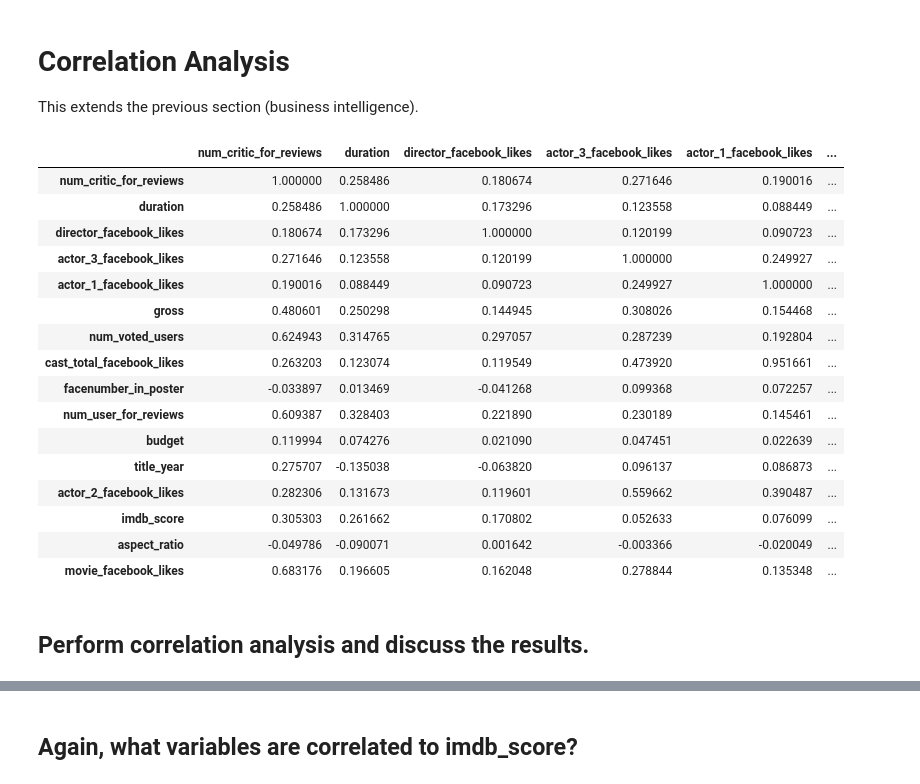
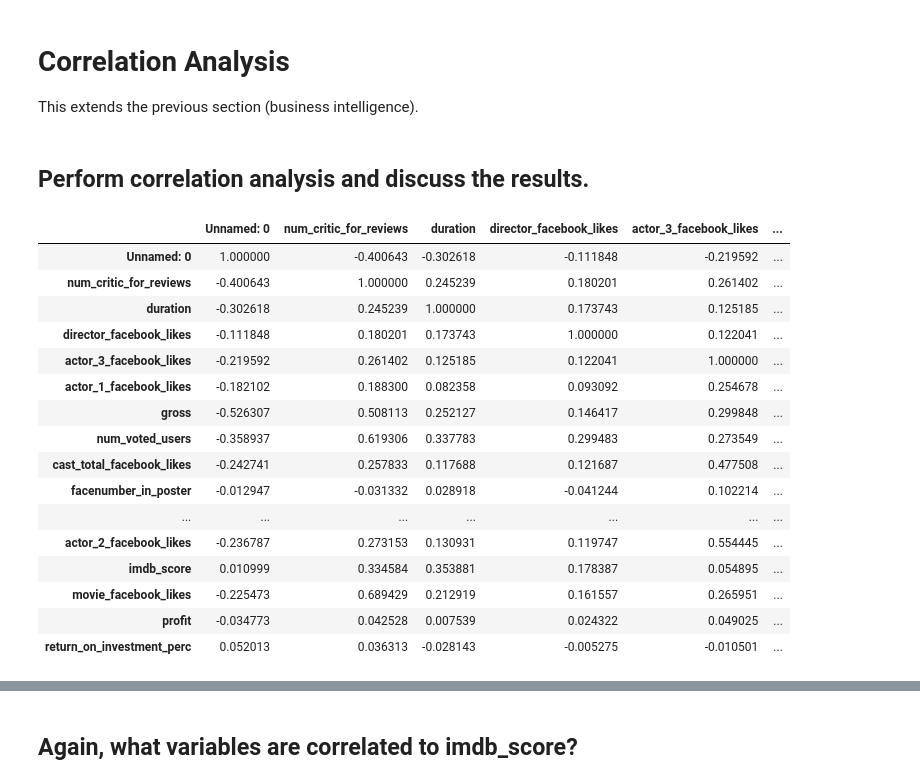
Before and after one commit to Ogre86/665Final, a Jupyter notebook: Patterson_J_Final_Project_s.ipynb, the cells around one changed output, grey strips where cells are left out. Saved outputs shown, nothing was run; the diff lists cells and outputs as text; code cells hidden in the pictures.

```diff
--- a/Patterson_J_Final_Project_s.ipynb
+++ b/Patterson_J_Final_Project_s.ipynb
@@ -192,25 +432,25 @@ You can find some sample business questions and analysis from:
 # %% [markdown]
 # Correlation Analysis
 This extends the previous section (business intelligence).
-# %%
-df.corr()
-# %% [output]
-|  | num_critic_for_reviews | duration | director_facebook_likes | actor_3_facebook_likes | actor_1_facebook_likes | ... |
-| num_critic_for_reviews | 1.000000 | 0.258486 | 0.180674 | 0.271646 | 0.190016 | ... |
-| duration | 0.258486 | 1.000000 | 0.173296 | 0.123558 | 0.088449 | ... |
-| director_facebook_likes | 0.180674 | 0.173296 | 1.000000 | 0.120199 | 0.090723 | ... |
-| actor_3_facebook_likes | 0.271646 | 0.123558 | 0.120199 | 1.000000 | 0.249927 | ... |
-| actor_1_facebook_likes | 0.190016 | 0.088449 | 0.090723 | 0.249927 | 1.000000 | ... |
-| gross | 0.480601 | 0.250298 | 0.144945 | 0.308026 | 0.154468 | ... |
-| num_voted_users | 0.624943 | 0.314765 | 0.297057 | 0.287239 | 0.192804 | ... |
-| cast_total_facebook_likes | 0.263203 | 0.123074 | 0.119549 | 0.473920 | 0.951661 | ... |
-| facenumber_in_poster | -0.033897 | 0.013469 | -0.041268 | 0.099368 | 0.072257 | ... |
-| num_user_for_reviews | 0.609387 | 0.328403 | 0.221890 | 0.230189 | 0.145461 | ... |
-| budget | 0.119994 | 0.074276 | 0.021090 | 0.047451 | 0.022639 | ... |
-| title_year | 0.275707 | -0.135038 | -0.063820 | 0.096137 | 0.086873 | ... |
-| actor_2_facebook_likes | 0.282306 | 0.131673 | 0.119601 | 0.559662 | 0.390487 | ... |
-| imdb_score | 0.305303 | 0.261662 | 0.170802 | 0.052633 | 0.076099 | ... |
-| aspect_ratio | -0.049786 | -0.090071 | 0.001642 | -0.003366 | -0.020049 | ... |
-| movie_facebook_likes | 0.683176 | 0.196605 | 0.162048 | 0.278844 | 0.135348 | ... |
 # %% [markdown]
 ## Perform correlation analysis and discuss the results.
+# %%
+dfc.corr()
+# %% [output]
+|  | Unnamed: 0 | num_critic_for_reviews | duration | director_facebook_likes | actor_3_facebook_likes | ... |
+| Unnamed: 0 | 1.000000 | -0.400643 | -0.302618 | -0.111848 | -0.219592 | ... |
+| num_critic_for_reviews | -0.400643 | 1.000000 | 0.245239 | 0.180201 | 0.261402 | ... |
+| duration | -0.302618 | 0.245239 | 1.000000 | 0.173743 | 0.125185 | ... |
+| director_facebook_likes | -0.111848 | 0.180201 | 0.173743 | 1.000000 | 0.122041 | ... |
+| actor_3_facebook_likes | -0.219592 | 0.261402 | 0.125185 | 0.122041 | 1.000000 | ... |
+| actor_1_facebook_likes | -0.182102 | 0.188300 | 0.082358 | 0.093092 | 0.254678 | ... |
+| gross | -0.526307 | 0.508113 | 0.252127 | 0.146417 | 0.299848 | ... |
+| num_voted_users | -0.358937 | 0.619306 | 0.337783 | 0.299483 | 0.273549 | ... |
+| cast_total_facebook_likes | -0.242741 | 0.257833 | 0.117688 | 0.121687 | 0.477508 | ... |
+| facenumber_in_poster | -0.012947 | -0.031332 | 0.028918 | -0.041244 | 0.102214 | ... |
+| ... | ... | ... | ... | ... | ... | ... |
+| actor_2_facebook_likes | -0.236787 | 0.273153 | 0.130931 | 0.119747 | 0.554445 | ... |
+| imdb_score | 0.010999 | 0.334584 | 0.353881 | 0.178387 | 0.054895 | ... |
+| movie_facebook_likes | -0.225473 | 0.689429 | 0.212919 | 0.161557 | 0.265951 | ... |
+| profit | -0.034773 | 0.042528 | 0.007539 | 0.024322 | 0.049025 | ... |
+| return_on_investment_perc | 0.052013 | 0.036313 | -0.028143 | -0.005275 | -0.010501 | ... |
```
Also changed, not shown: parts of 33 cells of this notebook, 1 other file.
